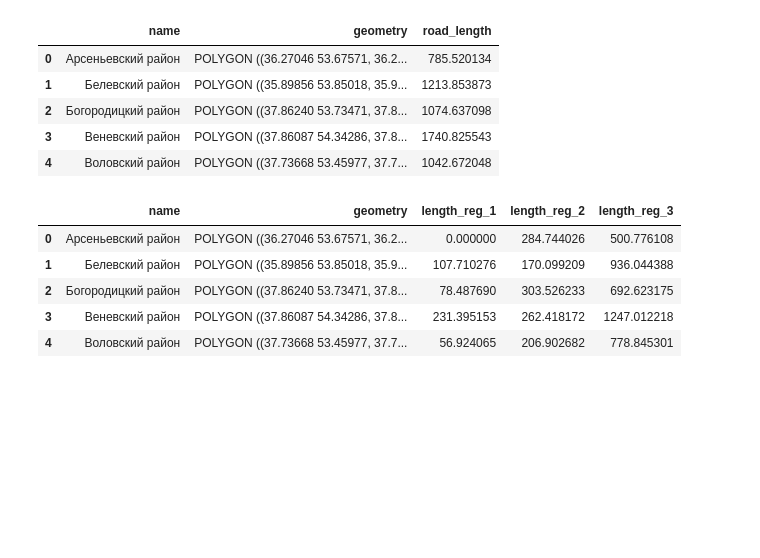
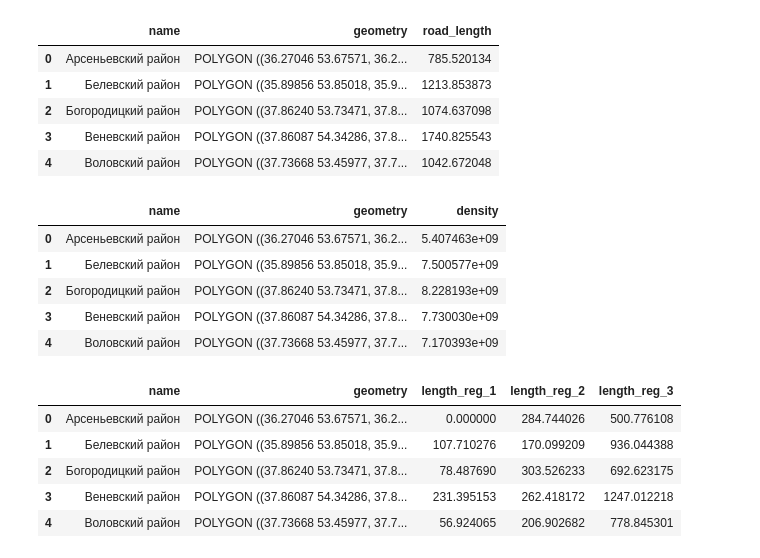
Before and after one commit to blackcoster/transport_frames, a Jupyter notebook: examples/indicators.ipynb, the cells around one changed output. Cells and saved outputs as stored; diff of their text form; code cells hidden in the pictures; blank space fills up the shorter version.

```diff
--- a/transport_frames/indicators.ipynb
+++ b/examples/indicators.ipynb
@@ -70,6 +67,15 @@ indicator_road_length(g.graph, districts_polygons).head()
 | 2 | Богородицкий район | POLYGON ((37.86240 53.73471, 37.8... | 1074.637098 |
 | 3 | Веневский район | POLYGON ((37.86087 54.34286, 37.8... | 1740.825543 |
 | 4 | Воловский район | POLYGON ((37.73668 53.45977, 37.7... | 1042.672048 |
+# %%
+indicator_road_density(g.graph,districts_polygons).head()
+# %% [output]
+|  | name | geometry | density |
+| 0 | Арсеньевский район | POLYGON ((36.27046 53.67571, 36.2... | 5.407463e+09 |
+| 1 | Белевский район | POLYGON ((35.89856 53.85018, 35.9... | 7.500577e+09 |
+| 2 | Богородицкий район | POLYGON ((37.86240 53.73471, 37.8... | 8.228193e+09 |
+| 3 | Веневский район | POLYGON ((37.86087 54.34286, 37.8... | 7.730030e+09 |
+| 4 | Воловский район | POLYGON ((37.73668 53.45977, 37.7... | 7.170393e+09 |
 # %%
 indicator_reg_length(g.graph,districts_polygons).head()
 # %% [output]
```
Also changed, not shown: parts of 19 cells of this notebook, 8 other files.
